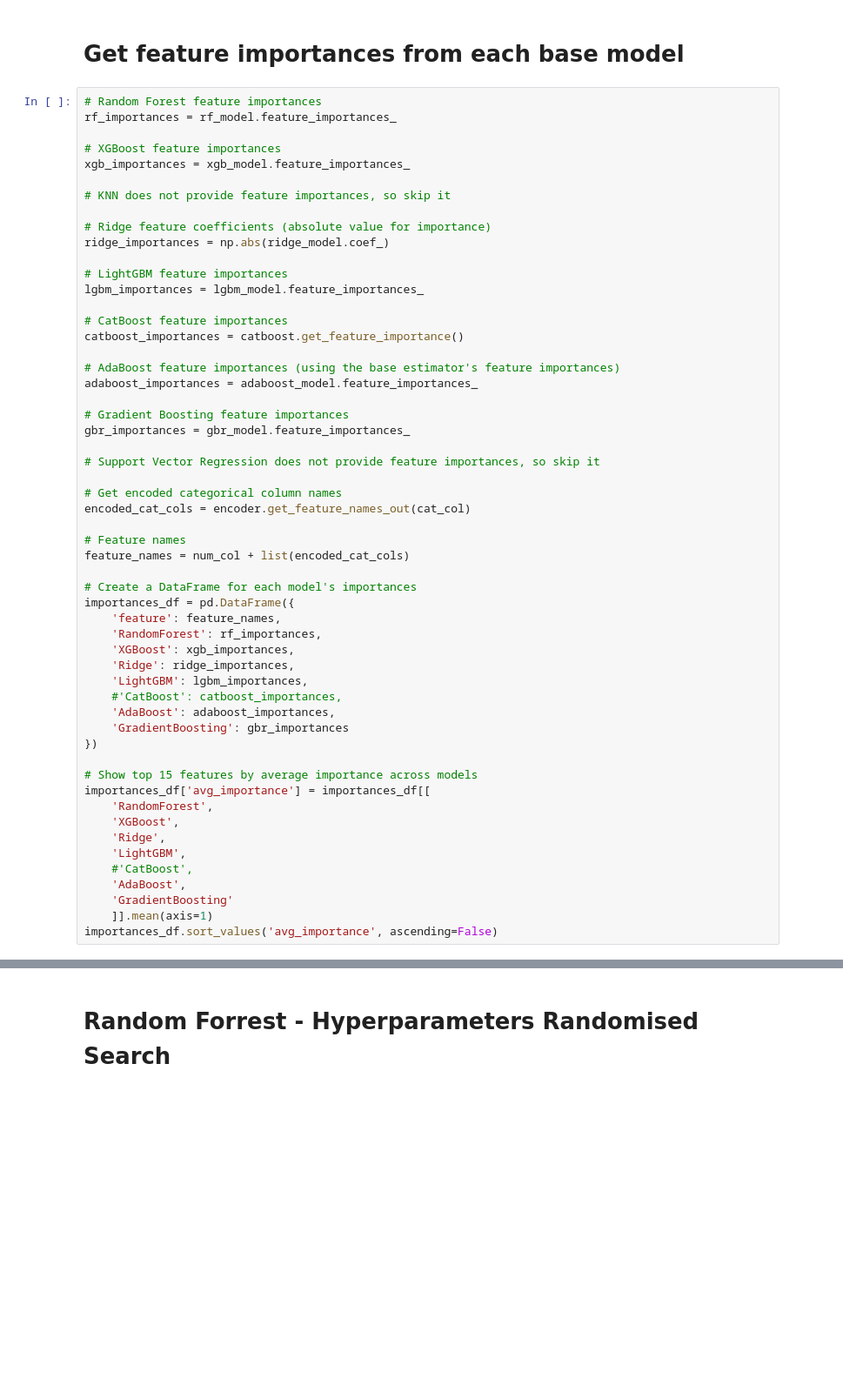
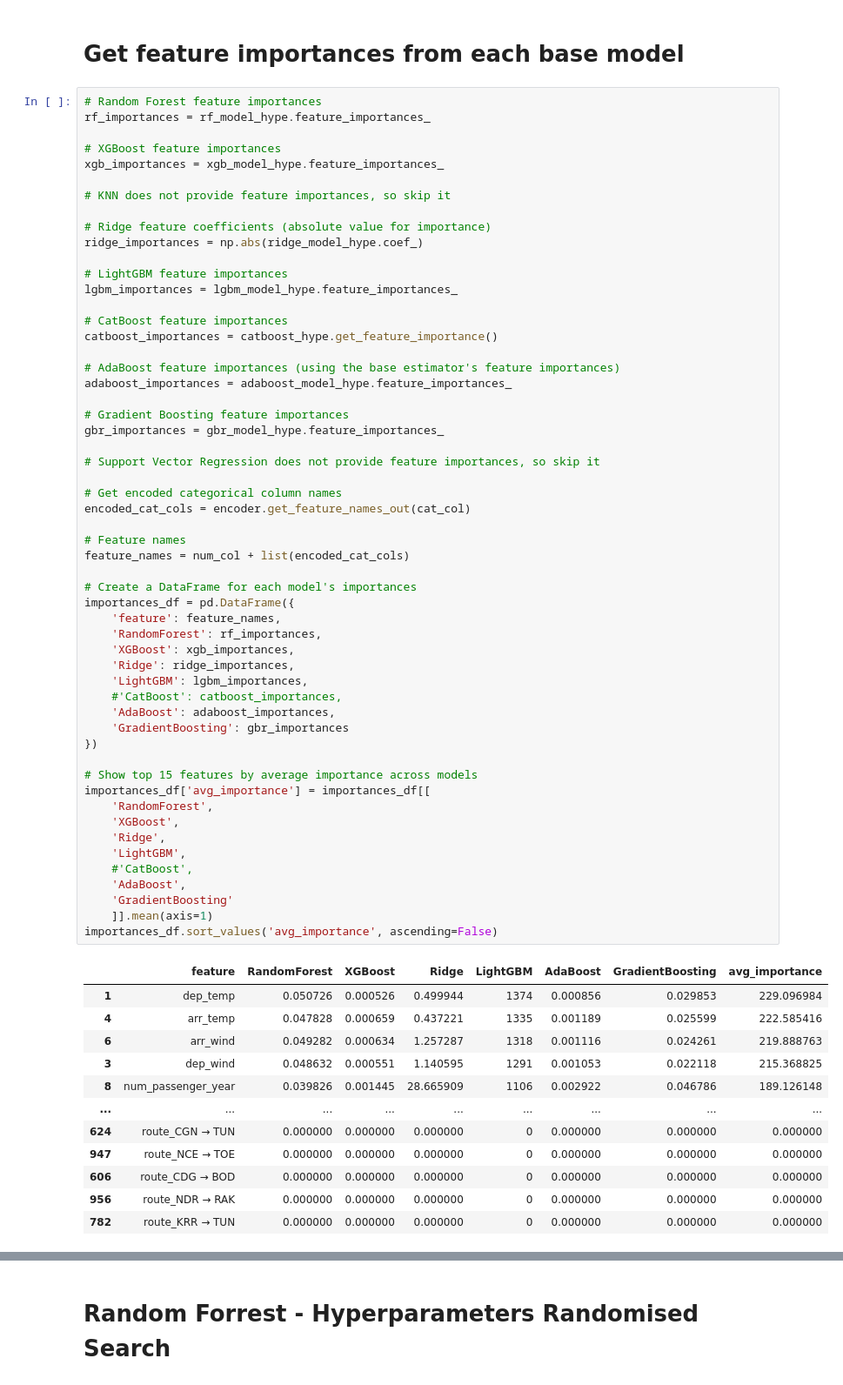
Before and after one commit to marcok10/ds-ml-project, a Jupyter notebook: 1_data_stacking_final_all_data.ipynb, the cells around one changed output, grey strips where cells are left out. Shown: that part at 87% size. Cells and saved outputs as stored; diff of their text form; blank space fills up the shorter version.

```diff
--- a/1_data_stacking_final_all_data.ipynb
+++ b/1_data_stacking_final_all_data.ipynb
@@ -747,56 +734,69 @@ print(f"Stacking RMSE: {rmse:.2f}")
 # Get feature importances from each base model
 # %%
 # Random Forest feature importances
-rf_importances = rf_model.feature_importances_
+rf_importances = rf_model_hype.feature_importances_
 
 # XGBoost feature importances
-xgb_importances = xgb_model.feature_importances_
+xgb_importances = xgb_model_hype.feature_importances_
 
 # KNN does not provide feature importances, so skip it
 
 # Ridge feature coefficients (absolute value for importance)
-ridge_importances = np.abs(ridge_model.coef_)
+ridge_importances = np.abs(ridge_model_hype.coef_)
 
 # LightGBM feature importances
-lgbm_importances = lgbm_model.feature_importances_
+lgbm_importances = lgbm_model_hype.feature_importances_
 
 # CatBoost feature importances
-catboost_importances = catboost.get_feature_importance()
+catboost_importances = catboost_hype.get_feature_importance()
 
 # AdaBoost feature importances (using the base estimator's feature importances)
-adaboost_importances = adaboost_model.feature_importances_
+adaboost_importances = adaboost_model_hype.feature_importances_
 
 # Gradient Boosting feature importances
-gbr_importances = gbr_model.feature_importances_
+gbr_importances = gbr_model_hype.feature_importances_
 
 # Support Vector Regression does not provide feature importances, so skip it
 
 # Get encoded categorical column names
 encoded_cat_cols = encoder.get_feature_names_out(cat_col)
 
 # Feature names
 feature_names = num_col + list(encoded_cat_cols)
 
 # Create a DataFrame for each model's importances
 importances_df = pd.DataFrame({
     'feature': feature_names,
     'RandomForest': rf_importances,
     'XGBoost': xgb_importances,
     'Ridge': ridge_importances,
     'LightGBM': lgbm_importances,
     #'CatBoost': catboost_importances,
     'AdaBoost': adaboost_importances,
     'GradientBoosting': gbr_importances
 })
 
 # Show top 15 features by average importance across models
 importances_df['avg_importance'] = importances_df[[
     'RandomForest',
     'XGBoost',
     'Ridge',
     'LightGBM',
     #'CatBoost',
     'AdaBoost',
     'GradientBoosting'
     ]].mean(axis=1)
 importances_df.sort_values('avg_importance', ascending=False)
+# %% [output]
+|  | feature | RandomForest | XGBoost | Ridge | LightGBM | AdaBoost | GradientBoosting | avg_importance |
+| 1 | dep_temp | 0.050726 | 0.000526 | 0.499944 | 1374 | 0.000856 | 0.029853 | 229.096984 |
+| 4 | arr_temp | 0.047828 | 0.000659 | 0.437221 | 1335 | 0.001189 | 0.025599 | 222.585416 |
+| 6 | arr_wind | 0.049282 | 0.000634 | 1.257287 | 1318 | 0.001116 | 0.024261 | 219.888763 |
+| 3 | dep_wind | 0.048632 | 0.000551 | 1.140595 | 1291 | 0.001053 | 0.022118 | 215.368825 |
+| 8 | num_passenger_year | 0.039826 | 0.001445 | 28.665909 | 1106 | 0.002922 | 0.046786 | 189.126148 |
+| ... | ... | ... | ... | ... | ... | ... | ... | ... |
+| 624 | route_CGN → TUN | 0.000000 | 0.000000 | 0.000000 | 0 | 0.000000 | 0.000000 | 0.000000 |
+| 947 | route_NCE → TOE | 0.000000 | 0.000000 | 0.000000 | 0 | 0.000000 | 0.000000 | 0.000000 |
+| 606 | route_CDG → BOD | 0.000000 | 0.000000 | 0.000000 | 0 | 0.000000 | 0.000000 | 0.000000 |
+| 956 | route_NDR → RAK | 0.000000 | 0.000000 | 0.000000 | 0 | 0.000000 | 0.000000 | 0.000000 |
+| 782 | route_KRR → TUN | 0.000000 | 0.000000 | 0.000000 | 0 | 0.000000 | 0.000000 | 0.000000 |
```
Also changed, not shown: parts of 12 cells of this notebook, 24 other files.
